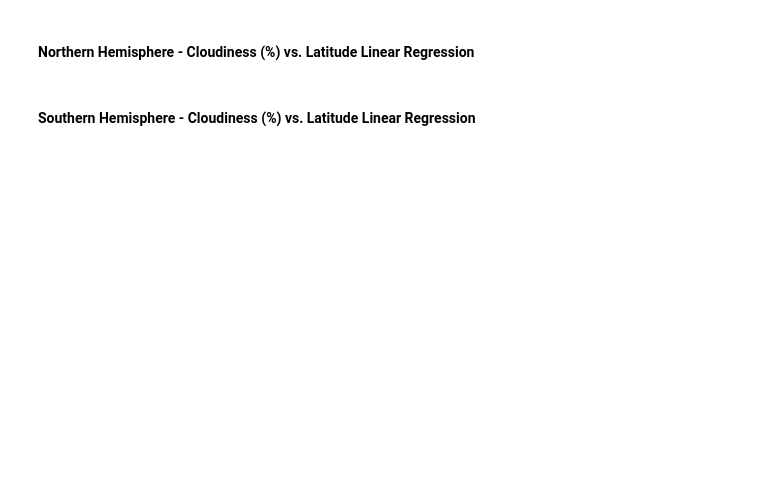
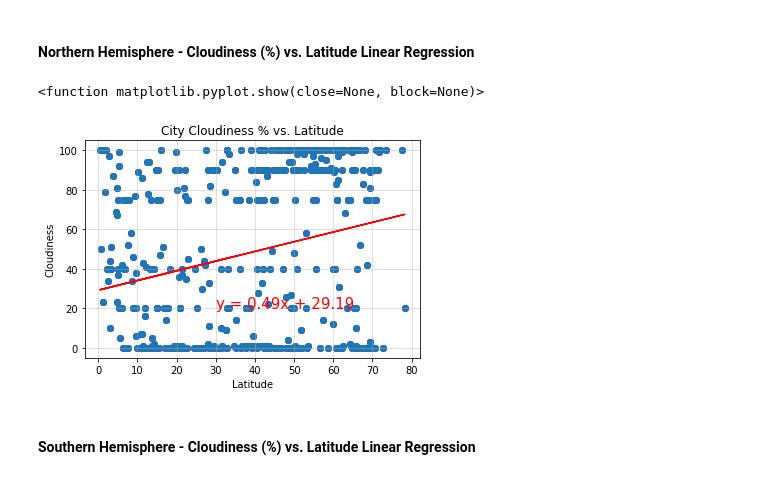
Before and after one commit to kevinsmith78/python-api-challenge, a Jupyter notebook: WeatherPy.ipynb, the cells around one changed output. Cells and saved outputs as stored; diff of their text form; code cells hidden in the pictures; blank space fills up the shorter version.

```diff
--- a/WeatherPy.ipynb
+++ b/WeatherPy.ipynb
@@ -312,4 +350,23 @@ plt.show
 # %% [markdown]
 ####  Northern Hemisphere - Cloudiness (%) vs. Latitude Linear Regression
+# %%
+n_cloudx = northern['Cloudiness']
+n_laty = northern ['Lat']
+# %%
+plt.scatter(northern["Lat"], northern["Cloudiness"], facecolor ="blue")
+plt.title(f"City Cloudiness % vs. Latitude")
+plt.xlabel('Latitude')
+plt.ylabel('Cloudiness')
+plt.grid(alpha = 0.5)
+(slope, intercept, rvalue, pvalue, stderr) = linregress(n_laty,n_cloudx)
+regress_values = n_laty * slope + intercept
+line_eq = "y = " + str(round(slope,2)) + "x + " + str(round(intercept,2))
+plt.scatter(n_laty,n_cloudx,)
+plt.plot(n_laty,regress_values,"r-")
+plt.annotate(line_eq,(30,20),fontsize=15,color="red")
+plt.show
+# %% [output]
+<function matplotlib.pyplot.show(close=None, block=None)>
+[figure, added]
 # %% [markdown]
 ####  Southern Hemisphere - Cloudiness (%) vs. Latitude Linear Regression
```
Also changed, not shown: parts of 9 cells of this notebook.
